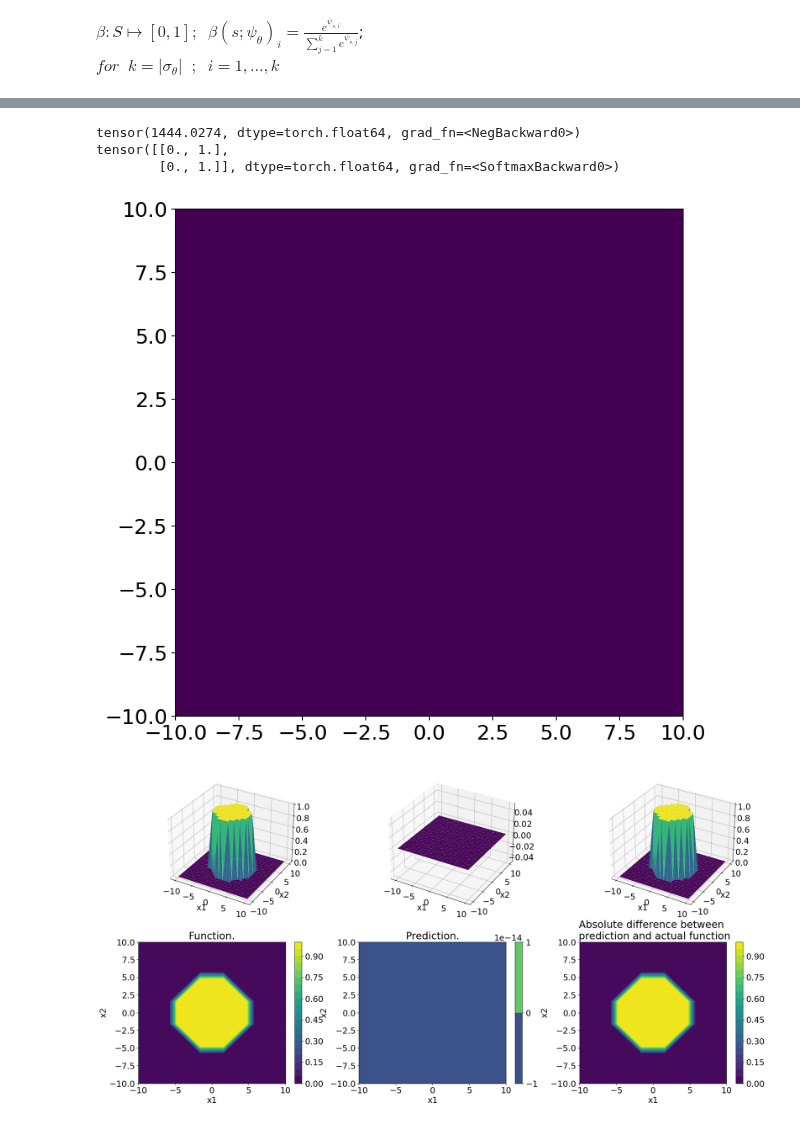
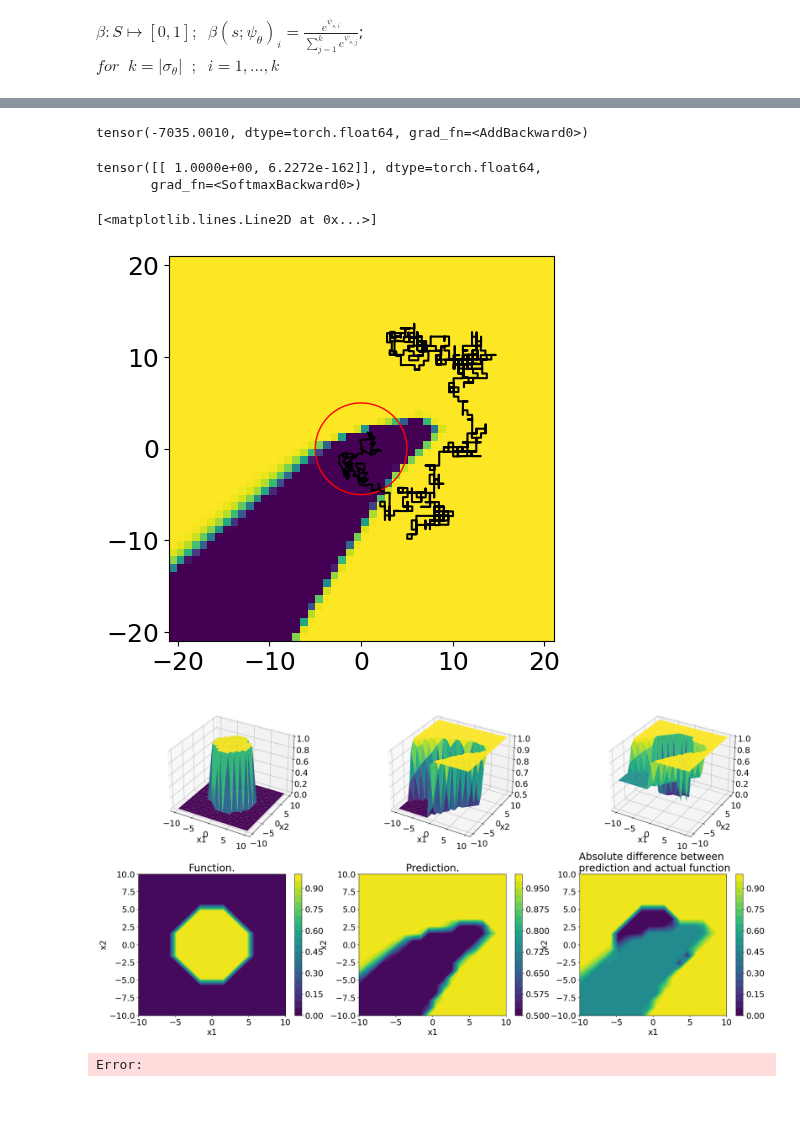
Before and after one commit to guialba/RL, a Jupyter notebook: Gridworld/custom/ex5.ipynb, the cells around one changed output, grey strips where cells are left out. Drawn from its saved outputs; the diff is of its cells as text; code cells hidden in the pictures.

```diff
--- a/Gridworld/custom/ex5.ipynb
+++ b/Gridworld/custom/ex5.ipynb
@@ -119,7 +149,7 @@ def loglike(beta, data):
         ), axis=-1)
 
         s = Variable(torch.from_numpy(data[:-1,0:2])).type(torch.DoubleTensor)
-        a = Variable(torch.from_numpy(acts)).type(torch.IntTensor)
+        a = Variable(torch.from_numpy(acts)).type(torch.DoubleTensor)
         s_ = Variable(torch.from_numpy(data[1:,0:2])).type(torch.DoubleTensor)
 
         return torch.exp(normal.Normal(s[:,0] + a[:,0], sig).log_prob(s_[:,0])) * torch.exp(normal.Normal(s[:,1] + a[:,1], sig).log_prob(s_[:,1]))
@@ -127,20 +157,24 @@ def loglike(beta, data):
     mi = torch.stack([prob(sig) for sig in theta[1]], dim=1)
     p_theta = torch.sum((mi * beta), 1)
 
-    return -torch.sum(torch.log(p_theta))
+    # epsilon = len(theta[1]) * np.log(data.size)
+    epsilon = 0
+    return -torch.sum(torch.log(p_theta)) + epsilon
 # %%
 
 def train(model, data, loss, epochs=1000):
-    optim = torch.optim.SGD(model.parameters(), lr=1e-2, momentum=0.9)
+    x_train_tensor = torch.from_numpy(data[:-1,0:2]).type(torch.DoubleTensor)
+    optim = torch.optim.SGD(model.parameters(), lr=1e-2)#, momentum=0.9)
+
     model.train(True)
     for epoch in range(epochs):
-        optim.zero_grad()
-        outputs = model(data[:-1, 0], data[:-1, 1])
+        outputs = model(x_train_tensor)
         ll = loss(outputs, data)
         if ll.data == torch.inf or torch.isnan(ll.data):
             break
         ll.backward()
         optim.step()
-    model.train(True)
+        optim.zero_grad()
+    model.train(False)
 
     return ll
@@ -154,38 +181,53 @@ beta_model = estimate()
+# %%
+
+beta_model = BetaModel()
+train(beta_model, O, loglike)
+# %% [output]
+tensor(-7035.0010, dtype=torch.float64, grad_fn=<AddBackward0>)
 # %%
-print(ll)
+# print(ll)
 # with torch.no_grad():
-xT = np.array([100, 0])
-yT = np.array([100, 0])
-print(beta_model(xT,yT))
+xT = torch.tensor([[100, 0]]).type(torch.DoubleTensor)
+print(beta_model(xT))
 # %% [output]
-tensor(1444.0274, dtype=torch.float64, grad_fn=<NegBackward0>)
-tensor([[0., 1.],
-        [0., 1.]], dtype=torch.float64, grad_fn=<SoftmaxBackward0>)
+tensor([[ 1.0000e+00, 6.2272e-162]], dtype=torch.float64,
+       grad_fn=<SoftmaxBackward0>)
 # %%
 import matplotlib.pyplot as plt
+from matplotlib.patches import Circle
 
-fig, ax = plt.subplots(figsize=(8, 8))
+fig, ax = plt.subplots(figsize=(5, 5))
 # ax.invert_yaxis()
 
-r = 10
-s = 20
-x = np.linspace(-r, r, s)#.reshape(-1,1)
-y = np.linspace(-r, r, s)#.reshape(-1,1)
+# r = 10
+# s = 20
+# x = np.linspace(-r, r, s)#.reshape(-1,1)
+# y = np.linspace(-r, r, s)#.reshape(-1,1)
+x = np.linspace(-size, size, res).reshape(-1,1)
+y = np.linspace(-size, size, res).reshape(-1,1)
 
 X,Y = np.meshgrid(x,y)
 
 with torch.no_grad():
-    corr = beta_model(X,Y)[:,:,:1].reshape(int(X.size**(1/2)), int(X.size**(1/2)))
-    ax.imshow(corr, extent=(-r, r, r, -r), vmin=0, vmax=1)
+    d = np.stack((X, Y), axis=-1).reshape(-1, 2)
+    d = torch.from_numpy(d).type(torch.DoubleTensor)
+    corr = beta_model(d)[:,0].reshape(int(X.size**(1/2)), int(X.size**(1/2)))
+    # ax.imshow(corr, extent=(-r, r, r, -r), vmin=0, vmax=1)
+    ax.imshow(corr, extent=(int(min(x))-1, int(max(x))+1, int(max(y))+1, int(min(y))-1))
 ax.invert_yaxis()
     # for i, lin in enumerate(X):
     #     for j, o in enumerate(Y):
     #         ax.text(j-r+(r/2/10), i-r+(r/2/10), (1,2)[o<.5], ha="right", va="bottom", color=("w", "black")[o>.5])
     #         ax.text(j-r+(r/2/10), i-r+(r/2/10), round(o, 2), ha="left", va="top", color=("w", "black")[o>.5], size=5.5)
 
-# v
+
+x = np.array(O)[:,0]
+y = np.array(O)[:,1]
+ax.add_patch(Circle((0, 0), theta[0], edgecolor='red', fill=False))
+ax.plot(x, y, color='black')
 # %% [output]
+[<matplotlib.lines.Line2D at 0x...>]
-[figure, old version]
+[figure, new version]
 # %%
 # from mpl_toolkits.mplot3d import Axes3D
 
@@ -229,9 +271,12 @@ x = np.linspace(-r, r, size).reshape(-1,1)
 y = np.linspace(-r, r, size).reshape(-1,1)
 
 X,Y = np.meshgrid(x,y)
+d = np.stack((X, Y), axis=-1).reshape(-1, 2)
+d = torch.from_numpy(d).type(torch.DoubleTensor)
 
 with torch.no_grad():
-    corr = beta_model(X,Y)[:,:,:1].reshape(int(X.size**(1/2)), int(X.size**(1/2)))
+    corr = beta_model(d)[:,0].reshape(int(X.size**(1/2)), int(X.size**(1/2)))
     plot(X,Y, beta(X,Y), corr)
 # %% [output]
-[figure, old version]
+[figure, new version]
+Error:
```
Also changed, not shown: parts of 8 cells of this notebook, 11 other files.
